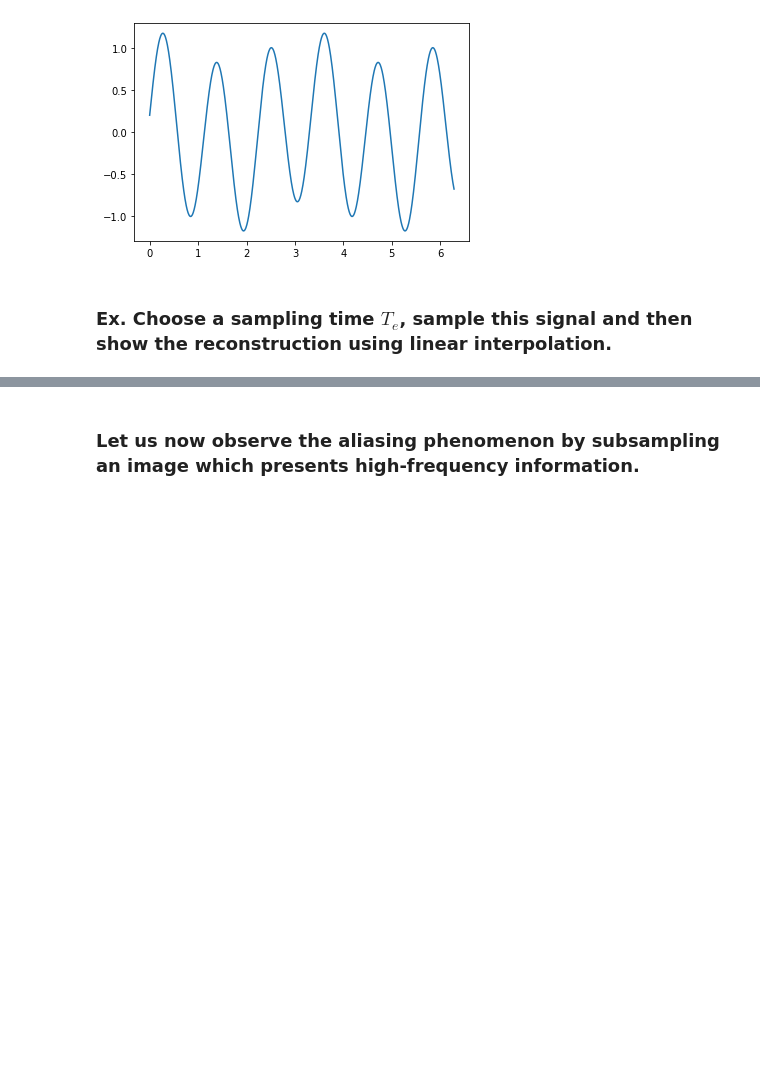
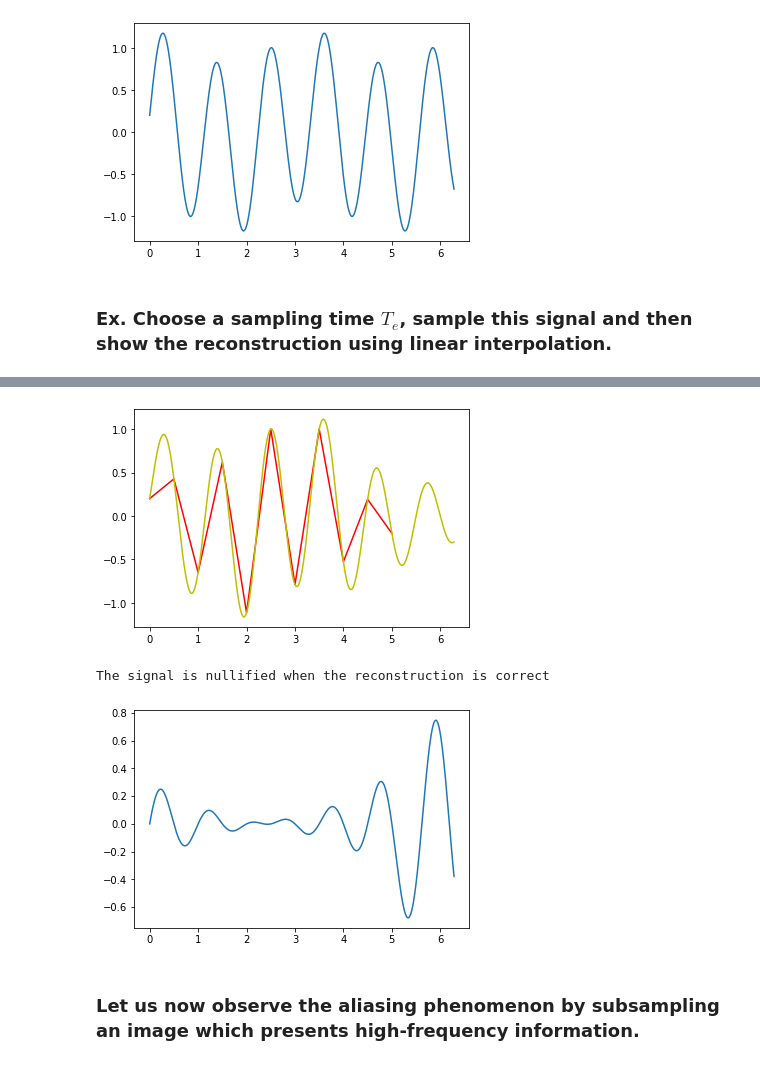
Before and after one commit to guillaume-haerinck/imac-tp-signal, a Jupyter notebook: m2-semestre1/TD2/TD 1 FFT - Exercices.ipynb, the cells around one changed output, grey strips where cells are left out. Cells and saved outputs as stored; diff of their text form; code cells hidden in the pictures; blank space fills up the shorter version.

```diff
--- a/m2-semestre1/TD2/TD 1 FFT - Exercices.ipynb
+++ b/m2-semestre1/TD2/TD 1 FFT - Exercices.ipynb
@@ -27,3 +54,30 @@ Te =  # 2x max Fe
+# %%
+def sinc(t):
+    x_temp = (np.pi*t) / Te
+    return 1 if t == 0 else np.sin(x_temp) / x_temp
+
+def shannon_reconstruct(t):
+    signal_sum = 0
+    for i in range(0, N-1):
+        nTe = i * Te
+        signal_sum += sampled_signal[i] * sinc(t-nTe)
+    return signal_sum
+
+shannon = np.vectorize(shannon_reconstruct)
+
+x = np.linspace(0, 2 * np.pi, N-1)
+x_analog = np.linspace(0, 2*np.pi, 1000)
+
+pl.plot(x0, sampled_signal, 'r')
+pl.plot(x_analog, shannon(x_analog), 'y')
+pl.show()
+
+pl.plot(x_analog, mySignal(x_analog) - shannon(x_analog))
+print("The signal is nullified when the reconstruction is correct")
+# %% [output]
+[figure, added]
+The signal is nullified when the reconstruction is correct
+[figure, added]
 # %% [markdown]
 ### Let us now observe the aliasing phenomenon by subsampling an image which presents high-frequency information.
 # %%
```
Also changed, not shown: parts of 30 cells of this notebook.
